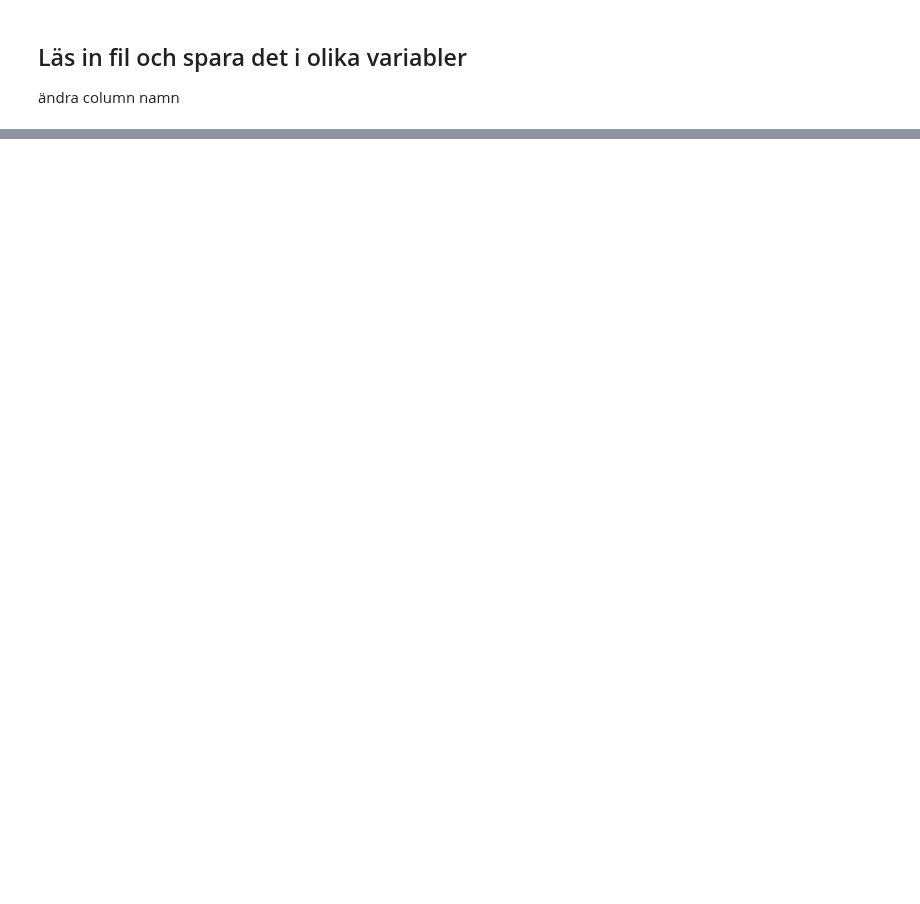
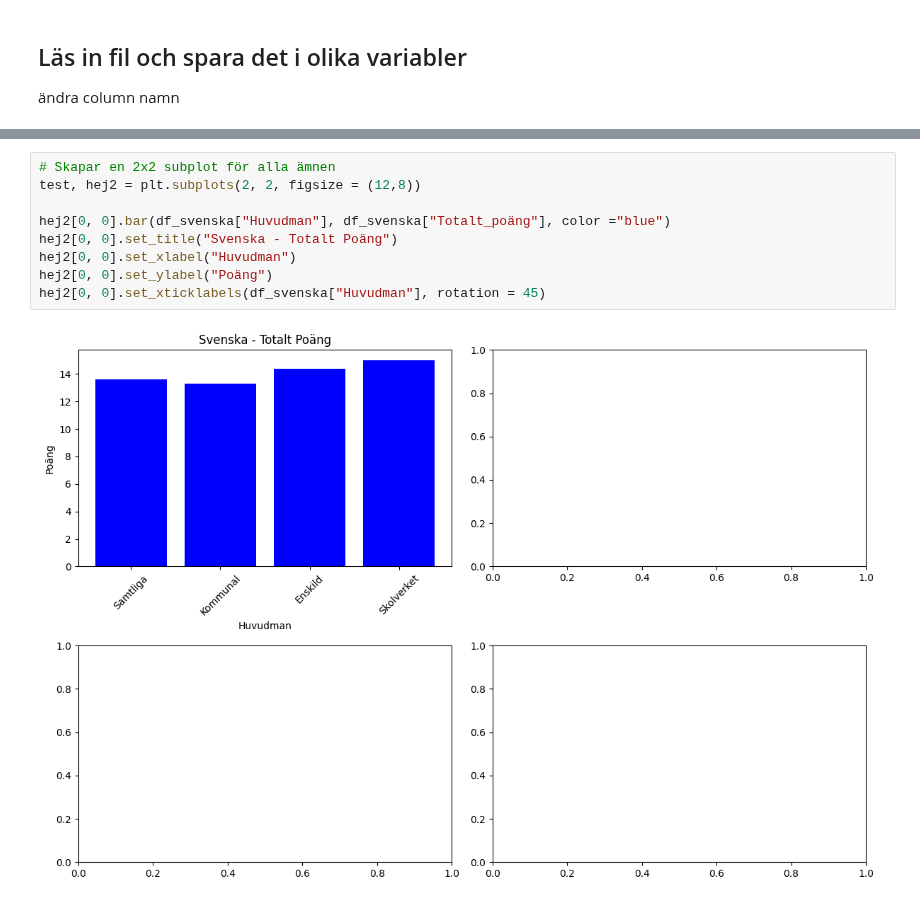
Before and after one commit to SalihMor1na/Python, a Jupyter notebook: Lab2/Lab2.ipynb, the cells around one changed output, grey strips where cells are left out. Cells and saved outputs as stored; diff of their text form; blank space fills up the shorter version.

Commit message:
fixar svenska stapel tabelen 1/4

```diff
--- a/Lab2/Lab2.ipynb
+++ b/Lab2/Lab2.ipynb
@@ -33,0 +28,11 @@ df_sva["Totalt_poäng"] = pd.to_numeric(df_sva["Totalt_poäng"], errors="coerce"
+# %%
+# Skapar en 2x2 subplot för alla ämnen
+test, hej2 = plt.subplots(2, 2, figsize = (12,8))
+
+hej2[0, 0].bar(df_svenska["Huvudman"], df_svenska["Totalt_poäng"], color ="blue")
+hej2[0, 0].set_title("Svenska - Totalt Poäng")
+hej2[0, 0].set_xlabel("Huvudman")
+hej2[0, 0].set_ylabel("Poäng")
+hej2[0, 0].set_xticklabels(df_svenska["Huvudman"], rotation = 45)
+# %% [output]
+[figure, added]
```
Also changed, not shown: parts of 1 cell of this notebook.
